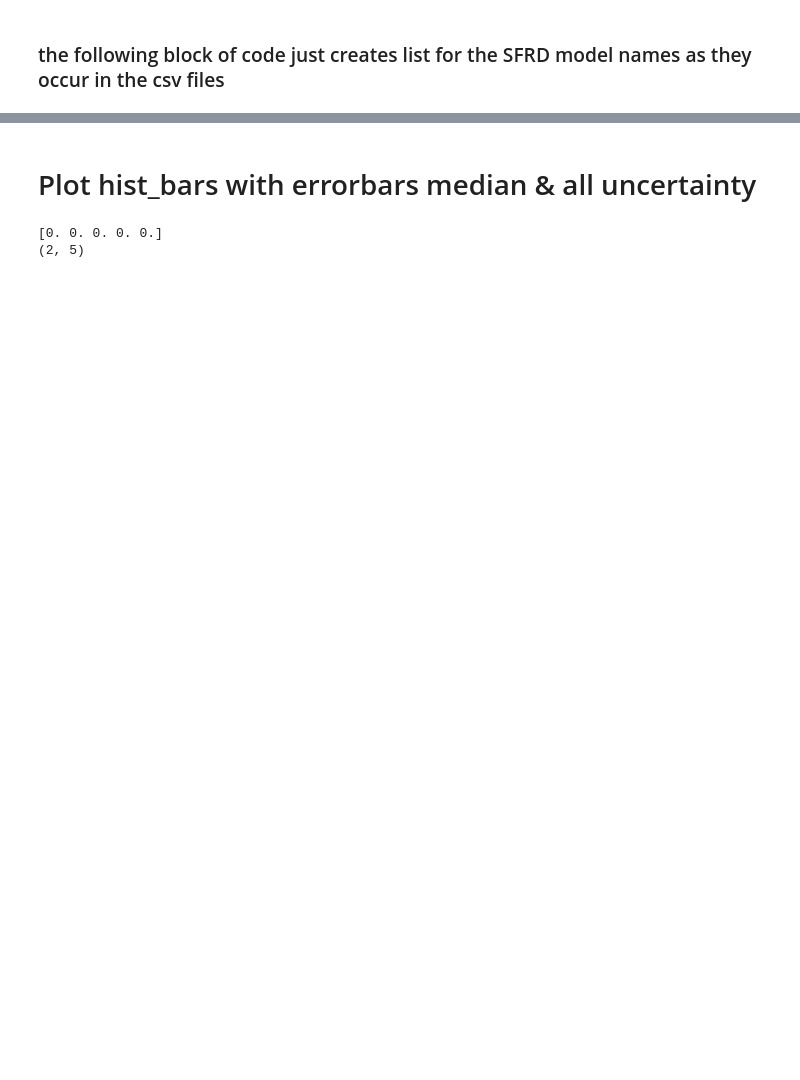
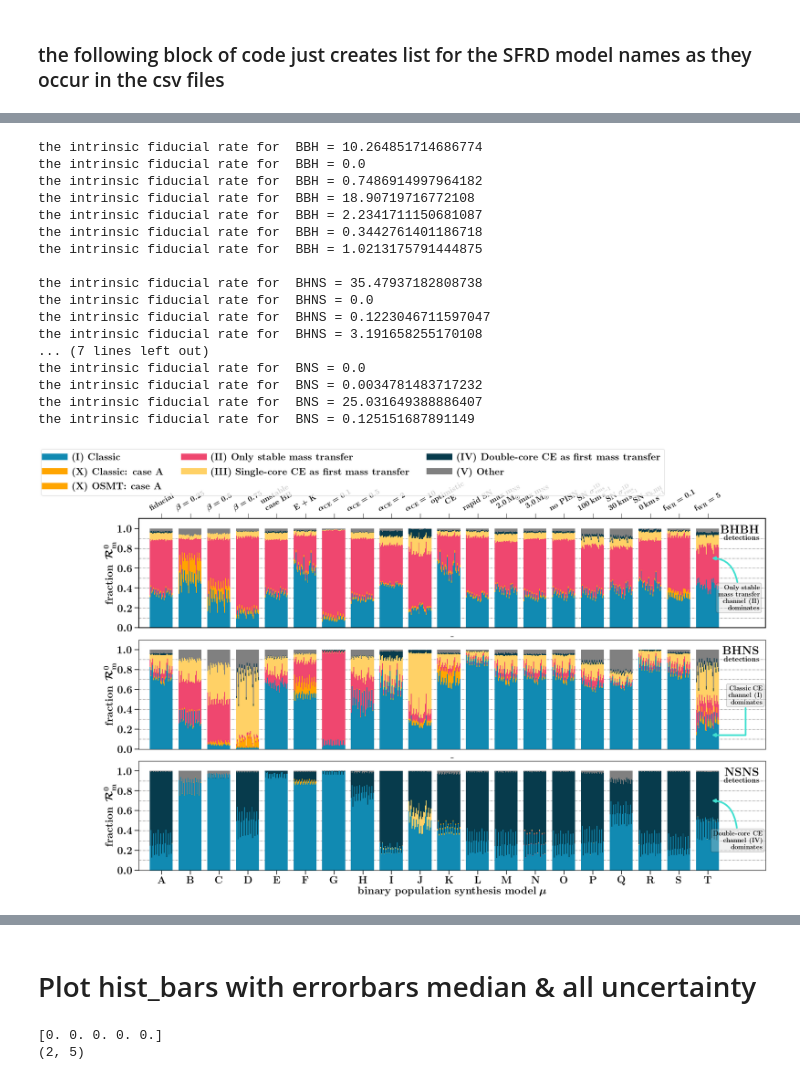
Before and after one commit to FloorBroekgaarden/DCO_FormationChannels, a Jupyter notebook: plottingCode/Fig_1/make_figure_1.ipynb, the cells around one changed output, grey strips where cells are left out. Saved outputs shown, nothing was run; the diff lists cells and outputs as text; code cells hidden in the pictures; blank space fills up the shorter version.

```diff
--- a/plottingCode/Fig_1/make_figure_1.ipynb
+++ b/plottingCode/Fig_1/make_figure_1.ipynb
@@ -540,3 +542,27 @@ the observed fiducial rate for  BNS = 0.004621634049860188
+# %%
+# Floor: note 24-2-2021 these are the OLD rates !!! Replace accordingly with new data
+CSVdir = '/Users/floorbroekgaarden/Projects/GitHub/DCO_FormationChannels/dataFiles/data_Fig_1'
+ylims =[[0,1.1],[0,1.1],[0,1.1]]
+plotFormationChannelRates_vbars(whichRate='intrinsic', CSVdir=CSVdir)
+# %% [output]
+the intrinsic fiducial rate for  BBH = 10.264851714686774
+the intrinsic fiducial rate for  BBH = 0.0
+the intrinsic fiducial rate for  BBH = 0.7486914997964182
+the intrinsic fiducial rate for  BBH = 18.90719716772108
+the intrinsic fiducial rate for  BBH = 2.2341711150681087
+the intrinsic fiducial rate for  BBH = 0.3442761401186718
+the intrinsic fiducial rate for  BBH = 1.0213175791444875
+
+the intrinsic fiducial rate for  BHNS = 35.47937182808738
+the intrinsic fiducial rate for  BHNS = 0.0
+the intrinsic fiducial rate for  BHNS = 0.1223046711597047
+the intrinsic fiducial rate for  BHNS = 3.191658255170108
+... (7 lines left out)
+the intrinsic fiducial rate for  BNS = 0.0
+the intrinsic fiducial rate for  BNS = 0.0034781483717232
+the intrinsic fiducial rate for  BNS = 25.031649388886407
+the intrinsic fiducial rate for  BNS = 0.125151687891149
+[figure, added]
 # %%
 ncols=1
 nrows=3
```
Also changed, not shown: parts of 13 cells of this notebook, 23 other files.
